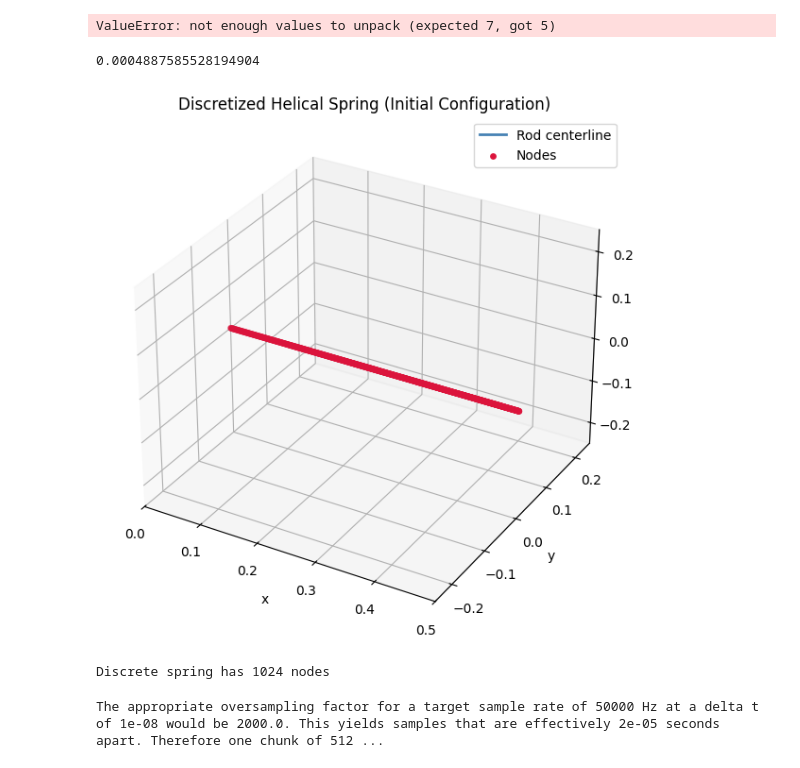
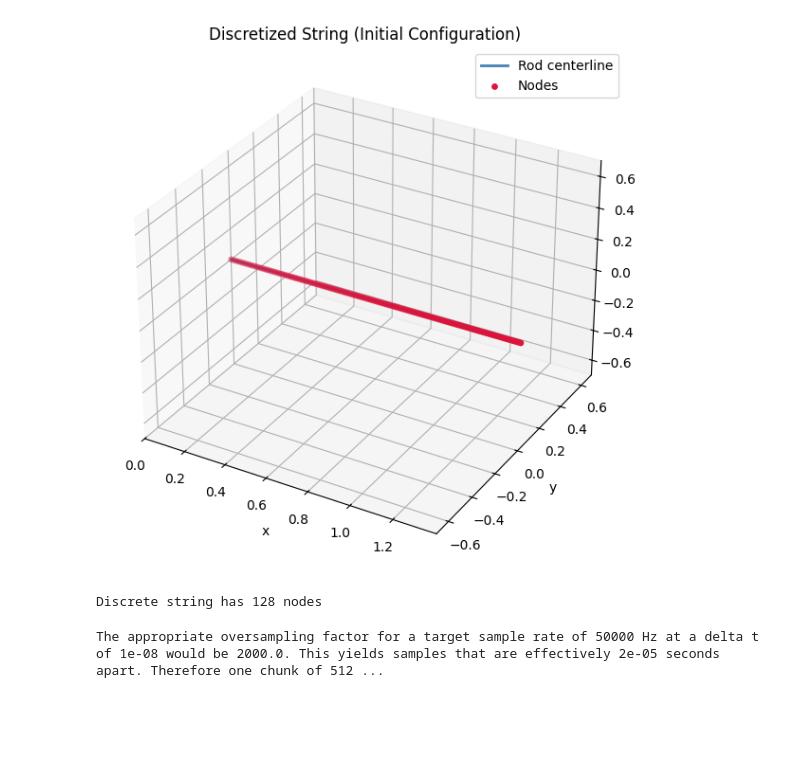
Before and after one commit to sebastian-stubenvoll/wgpu-string-fdm, a Jupyter notebook: Cosserat.ipynb, the cells around one changed output. Drawn from its saved outputs; the diff is of its cells as text; code cells hidden in the pictures; blank space fills up the shorter version.

```diff
--- a/Cosserat.ipynb
+++ b/Cosserat.ipynb
@@ -222,31 +135,19 @@ def generate_straight_rod(
 # %%
-nodes, edges, dx, mass, inertia, K_se, K_bt = generate_helical_spring_frenet(
-    spring_height= 0.2,   # 5 cm
-    windings=50,
-    helix_diameter=0.015,
-    wire_diameter=0.0010,
-    nodes_per_winding=12
+nodes, edges, dl, mass, inertia, K_se, K_bt = generate_straight_rod(
+    1.395,
+    1.4,
+    128,
 )
 
-nodes = add_center_z_velocity(nodes, dx)
+nodes = velocity_impulse_z(nodes, 3.0, dl * 10, 100)
-# %% [output]
-ValueError: not enough values to unpack (expected 7, got 5)
-# %%
-nodes, edges, dx, mass, inertia, K_se, K_bt = generate_straight_rod(0.5, 1024, wire_diameter=0.005)
-nodes = add_center_z_velocity(nodes, dx, 0.5)
-# %%
-dx
-# %% [output]
-0.0004887585528194904
 # %%
 import numpy as np
 import matplotlib.pyplot as plt
 
 
-def plot_spring(nodes, edges, show_nodes=True):
+def plot_string(nodes, show_nodes=True):
     """
     nodes: Vec<[[x,y,z], [vx,vy,vz]]>
-    edges: Vec<([qx,qy,qz,qw], [mx,my,mz])>
     """
 
     positions = np.array([n[0] for n in nodes])
@@ -280,7 +181,7 @@ def plot_spring(nodes, edges, show_nodes=True):
     ax.set_ylabel("y")
     ax.set_zlabel("z")
 
-    ax.set_title("Discretized Helical Spring (Initial Configuration)")
+    ax.set_title("Discretized String (Initial Configuration)")
     ax.legend()
 
     # Equal aspect ratio (important!)
@@ -301,11 +202,11 @@ def plot_spring(nodes, edges, show_nodes=True):
     plt.tight_layout()
     plt.show()
 # %%
-plot_spring(nodes, edges)
-print(f'Discrete spring has {len(nodes)} nodes')
+plot_string(nodes)
+print(f'Discrete string has {len(nodes)} nodes')
 # %% [output]
-[figure, old version]
+[figure, new version]
-Discrete spring has 1024 nodes
+Discrete string has 128 nodes
 # %%
 duration = 0.1 #seconds
 sample_rate = 50000
```
Also changed, not shown: parts of 11 cells of this notebook, 1 other file.
